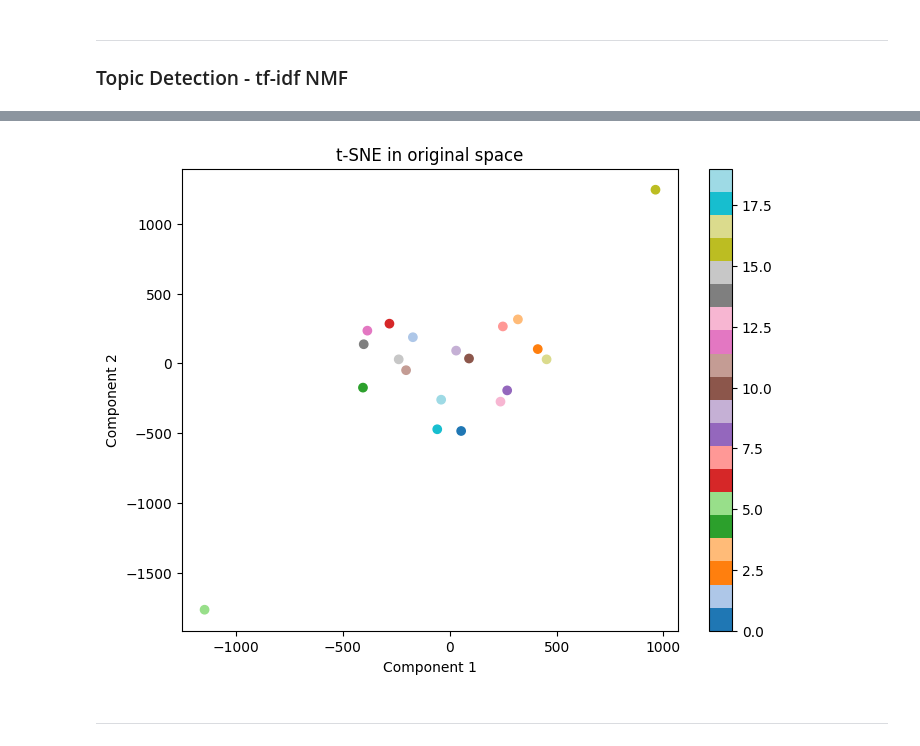
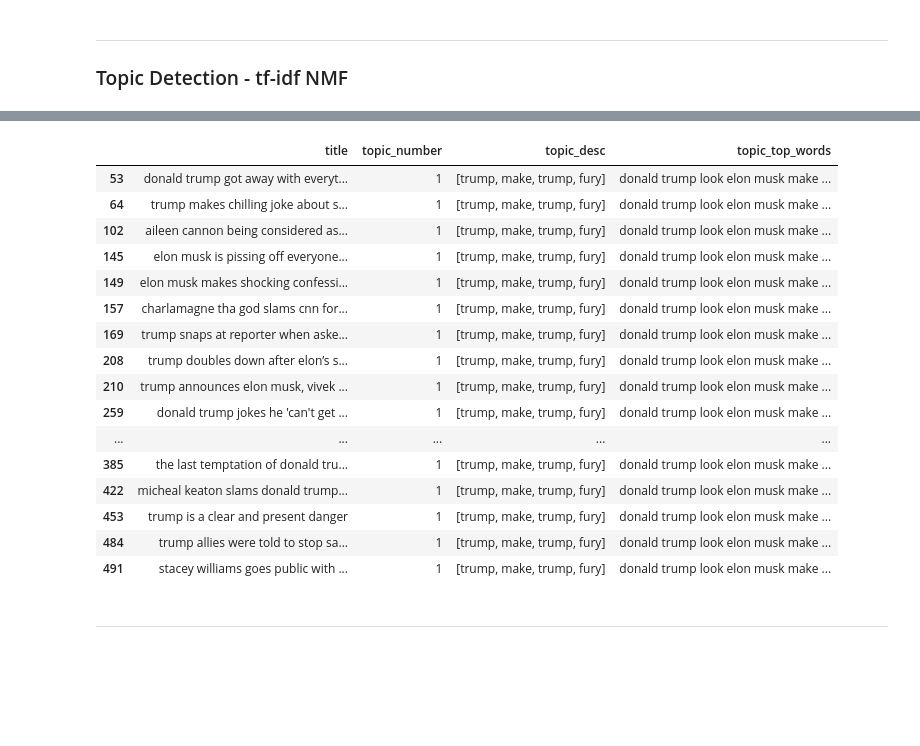
Before and after one commit to wiIliu/CSI4810_project2_redditPostTopicDetection, a Jupyter notebook: CSI4810_project2.ipynb, the cells around one changed output, grey strips where cells are left out. Cells and saved outputs as stored; diff of their text form; code cells hidden in the pictures; blank space fills up the shorter version.

```diff
--- a/CSI4810_project2.ipynb
+++ b/CSI4810_project2.ipynb
@@ -420,12 +277,22 @@ Xtsne = tsne.fit_transform(similarities)
-# %%
-plt.figure(figsize=(8, 6))
-plt.scatter(Xtsne[:, 0], Xtsne[:, 1], c=range(0,20), cmap='tab20')
-plt.colorbar()
-plt.title('t-SNE in original space')
-plt.xlabel('Component 1')
-plt.ylabel('Component 2')
-plt.show()
-# %% [output]
-[figure, removed]
+# %%
+topicDocMatrix[topicDocMatrix['topic_number'] == 1]
+# %% [output]
+|  | title | topic_number | topic_desc | topic_top_words |
+| 53 | donald trump got away with everyt... | 1 | [trump, make, trump, fury] | donald trump look elon musk make ... |
+| 64 | trump makes chilling joke about s... | 1 | [trump, make, trump, fury] | donald trump look elon musk make ... |
+| 102 | aileen cannon being considered as... | 1 | [trump, make, trump, fury] | donald trump look elon musk make ... |
+| 145 | elon musk is pissing off everyone... | 1 | [trump, make, trump, fury] | donald trump look elon musk make ... |
+| 149 | elon musk makes shocking confessi... | 1 | [trump, make, trump, fury] | donald trump look elon musk make ... |
+| 157 | charlamagne tha god slams cnn for... | 1 | [trump, make, trump, fury] | donald trump look elon musk make ... |
+| 169 | trump snaps at reporter when aske... | 1 | [trump, make, trump, fury] | donald trump look elon musk make ... |
+| 208 | trump doubles down after elon’s s... | 1 | [trump, make, trump, fury] | donald trump look elon musk make ... |
+| 210 | trump announces elon musk, vivek ... | 1 | [trump, make, trump, fury] | donald trump look elon musk make ... |
+| 259 | donald trump jokes he 'can't get ... | 1 | [trump, make, trump, fury] | donald trump look elon musk make ... |
+| ... | ... | ... | ... | ... |
+| 385 | the last temptation of donald tru... | 1 | [trump, make, trump, fury] | donald trump look elon musk make ... |
+| 422 | micheal keaton slams donald trump... | 1 | [trump, make, trump, fury] | donald trump look elon musk make ... |
+| 453 | trump is a clear and present danger | 1 | [trump, make, trump, fury] | donald trump look elon musk make ... |
+| 484 | trump allies were told to stop sa... | 1 | [trump, make, trump, fury] | donald trump look elon musk make ... |
+| 491 | stacey williams goes public with ... | 1 | [trump, make, trump, fury] | donald trump look elon musk make ... |
 # %% [markdown]
 ---
```
Also changed, not shown: parts of 44 cells of this notebook, 1 other file.
